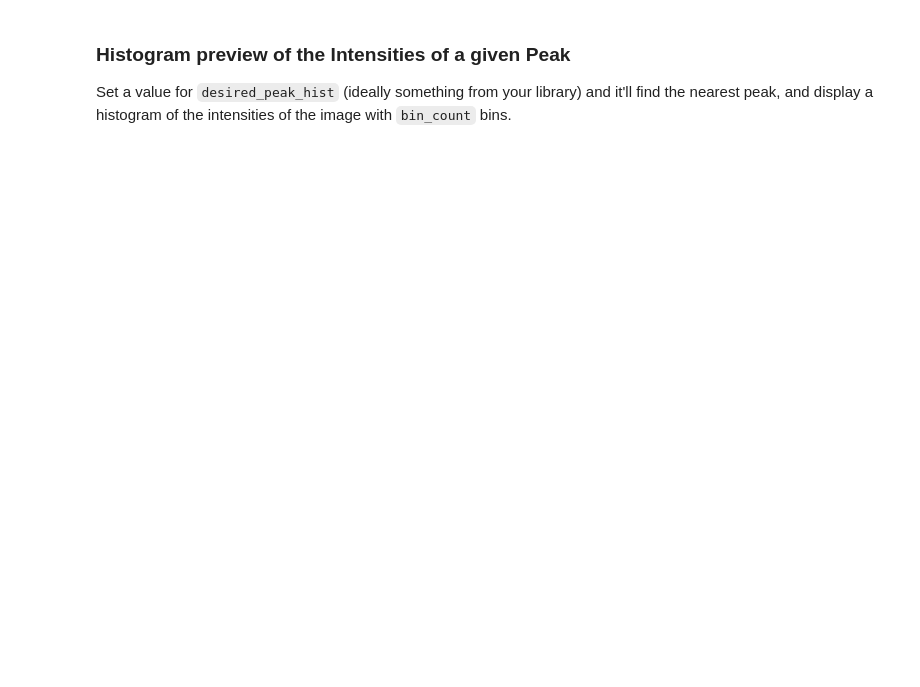
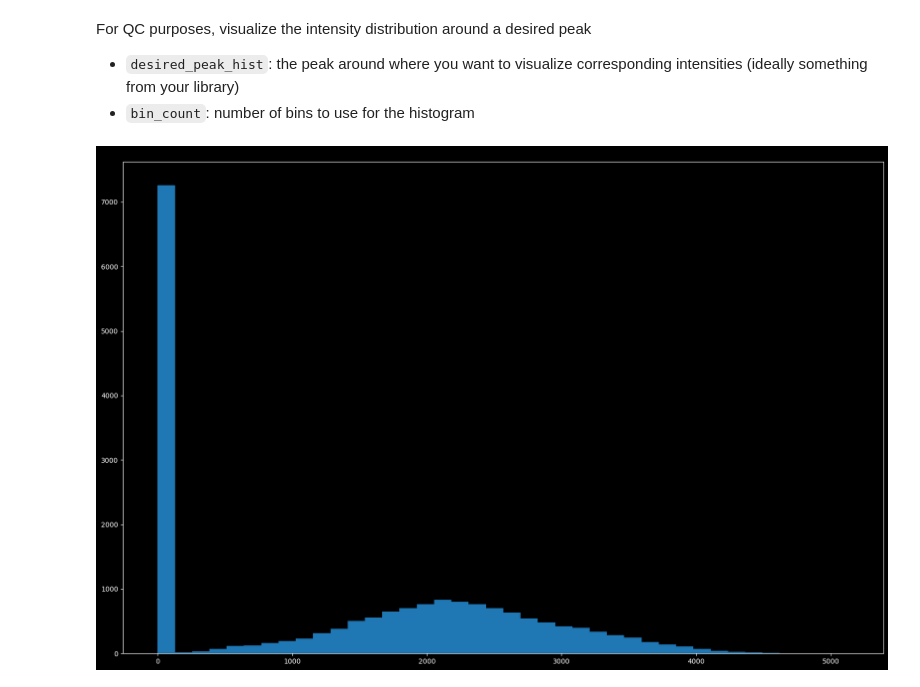
Before and after one commit to angelolab/maldi-tools, a Jupyter notebook: templates/maldi-pipeline.ipynb, the cells around one changed output. Drawn from its saved outputs; the diff is of its cells as text; code cells hidden in the pictures; blank space fills up the shorter version.

```diff
--- a/templates/maldi-pipeline.ipynb
+++ b/templates/maldi-pipeline.ipynb
@@ -52,0 +73,19 @@ imz_data = ImzMLParser(data_path, include_spectra_metadata="full")
+# %%
+# load the spectra info, subset on the run name
+total_mass_df = pd.read_csv(extraction_dir / "combined_spectra.csv")
+total_mass_df = total_mass_df[total_mass_df["run_name"] == run_name].copy()
+
+# load the poslog info, subset on run name
+poslog_df = pd.read_csv(extraction_dir / "poslog_info.csv")
+poslog_df = poslog_df[poslog_df["run_name"] == run_name].copy()
+
+# load the thresholds array, subset on run name
+thresholds_arr = xr.open_dataset(extraction_dir / "thresholds.xr")["maldi_run"]
+thresholds_arr = thresholds_arr.sel(run_name=run_name).values
+
+# define the global intensity threshold
+intensity_percentile = 99
+global_intensity_threshold = np.percentile(total_mass_df["intensity"].values, intensity_percentile)
+
+# display the format and the top few peaks extracted
+display(total_mass_df.head())
@@ -66,4 +132,0 @@ Extract the *m/z* and *intensity* values.
-# %%
-total_mass_df, thresholds = extraction.extract_spectra(
-    imz_data=imz_data, intensity_percentile=intensity_percentile
-)
@@ -119,5 +188,5 @@ peak_df, l_ips_r, r_ips_r, peak_widths_height = extraction.get_peak_widths(
     total_mass_df=total_mass_df,
     peak_candidate_idxs=peak_candidate_idxs,
     peak_candidates=peak_candidates,
-    thresholds=thresholds,
+    thresholds=thresholds_arr,
 )
@@ -126,7 +192,0 @@ peak_df, l_ips_r, r_ips_r, peak_widths_height = extraction.get_peak_widths(
-# %%
-peak_df, l_ips_r, r_ips_r, peak_widths_height = extraction.get_peak_widths(
-    total_mass_df=total_mass_df,
-    peak_candidate_idxs=peak_candidate_idxs,
-    peak_candidates=peak_candidates,
-    thresholds=thresholds,
-)
@@ -157,7 +228,12 @@ image_data
-# %% [markdown]
-### Histogram preview of the Intensities of a given Peak
-
-Set a value for `desired_peak_hist` (ideally something from your library) and it'll find the nearest peak, and display a histogram of the intensities of the image with `bin_count` bins.
+# %% [markdown]
+For QC purposes, visualize the intensity distribution around a desired peak
+
+* `desired_peak_hist`: the peak around where you want to visualize corresponding intensities (ideally something from your library)
+* `bin_count`: number of bins to use for the histogram
 # %%
 desired_peak_hist = 1809.639659
 bin_count = 40
+
+_ = image_data.sel(peak=[desired_peak_hist], method="nearest").plot.hist(bins=bin_count)
+# %% [output]
+[figure, added]
```
Also changed, not shown: parts of 74 cells of this notebook, 2 other files.
